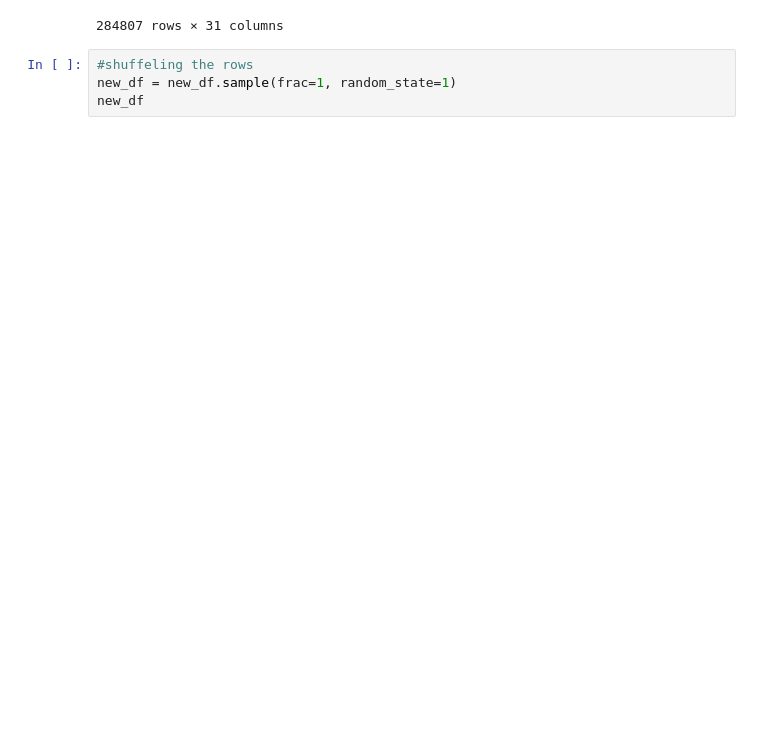
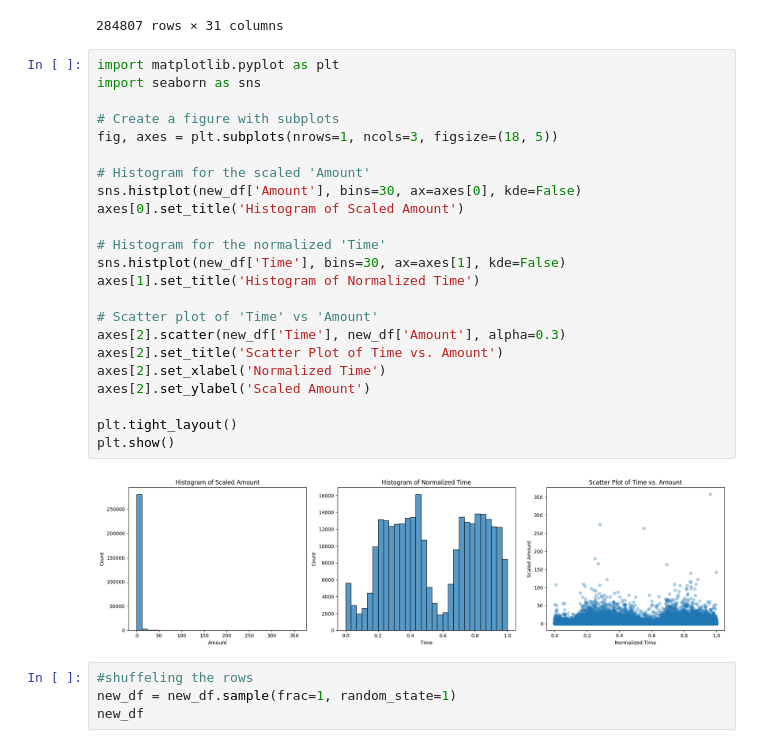
Before and after one commit to YatharthaP/CPSC597, a Jupyter notebook: CreditCard_SMOTE.ipynb, the cells around one changed output. Cells and saved outputs as stored; diff of their text form; blank space fills up the shorter version.

```diff
--- a/CreditCard_SMOTE.ipynb
+++ b/CreditCard_SMOTE.ipynb
@@ -58,6 +57,31 @@ new_df
 | 284805 | 0.999977 | -0.240440 | 0.530483 | 0.702510 | 0.689799 | -0.377961 | 0.623708 | -0.686180 | 0.679145 | 0.392087 | ... | ... |
 | 284806 | 1.000000 | -0.533413 | -0.189733 | 0.703337 | -0.506271 | -0.012546 | -0.649617 | 1.577006 | -0.414650 | 0.486180 | ... | ... |
 284807 rows × 31 columns
+# %%
+import matplotlib.pyplot as plt
+import seaborn as sns
+
+# Create a figure with subplots
+fig, axes = plt.subplots(nrows=1, ncols=3, figsize=(18, 5))
+
+# Histogram for the scaled 'Amount'
+sns.histplot(new_df['Amount'], bins=30, ax=axes[0], kde=False)
+axes[0].set_title('Histogram of Scaled Amount')
+
+# Histogram for the normalized 'Time'
+sns.histplot(new_df['Time'], bins=30, ax=axes[1], kde=False)
+axes[1].set_title('Histogram of Normalized Time')
+
+# Scatter plot of 'Time' vs 'Amount'
+axes[2].scatter(new_df['Time'], new_df['Amount'], alpha=0.3)
+axes[2].set_title('Scatter Plot of Time vs. Amount')
+axes[2].set_xlabel('Normalized Time')
+axes[2].set_ylabel('Scaled Amount')
+
+plt.tight_layout()
+plt.show()
+# %% [output]
+[figure, added]
 # %%
 #shuffeling the rows
 new_df = new_df.sample(frac=1, random_state=1)
```
Also changed, not shown: parts of 9 cells of this notebook.
